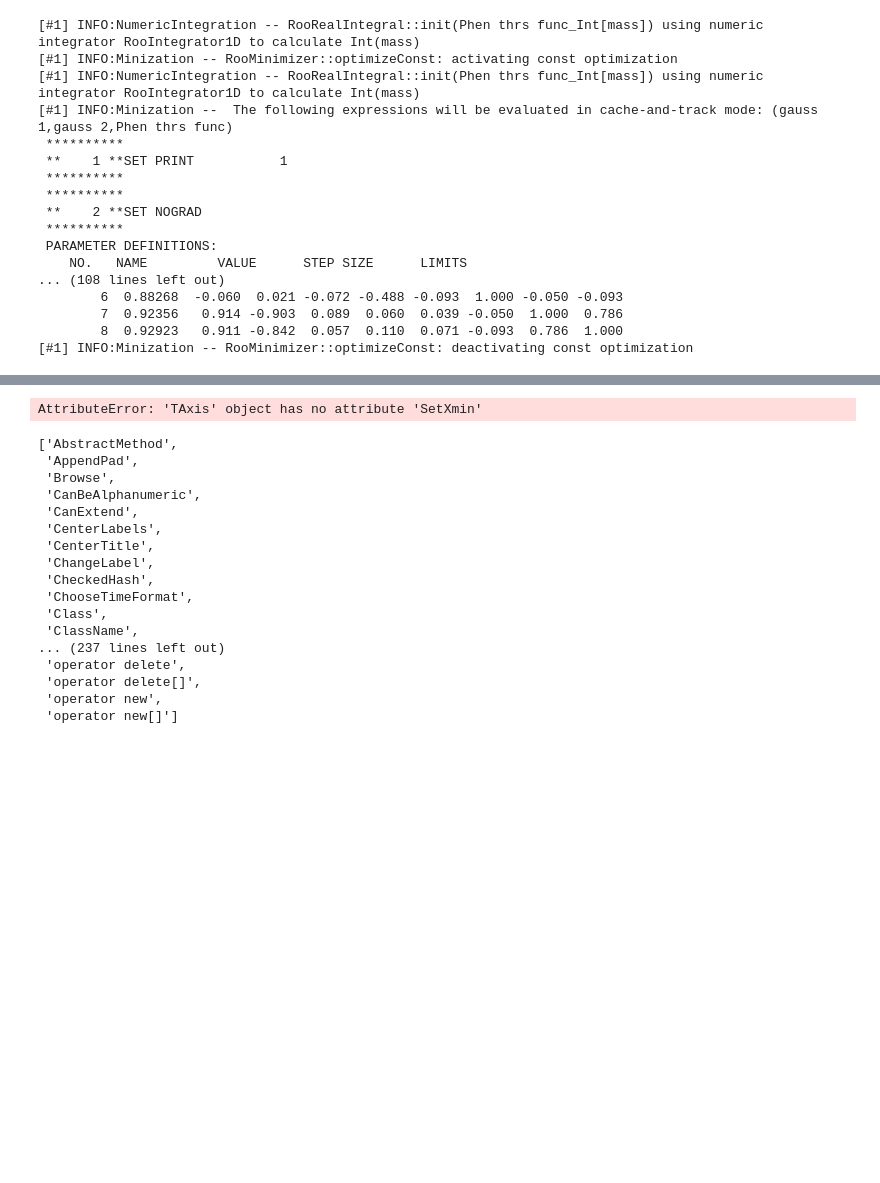
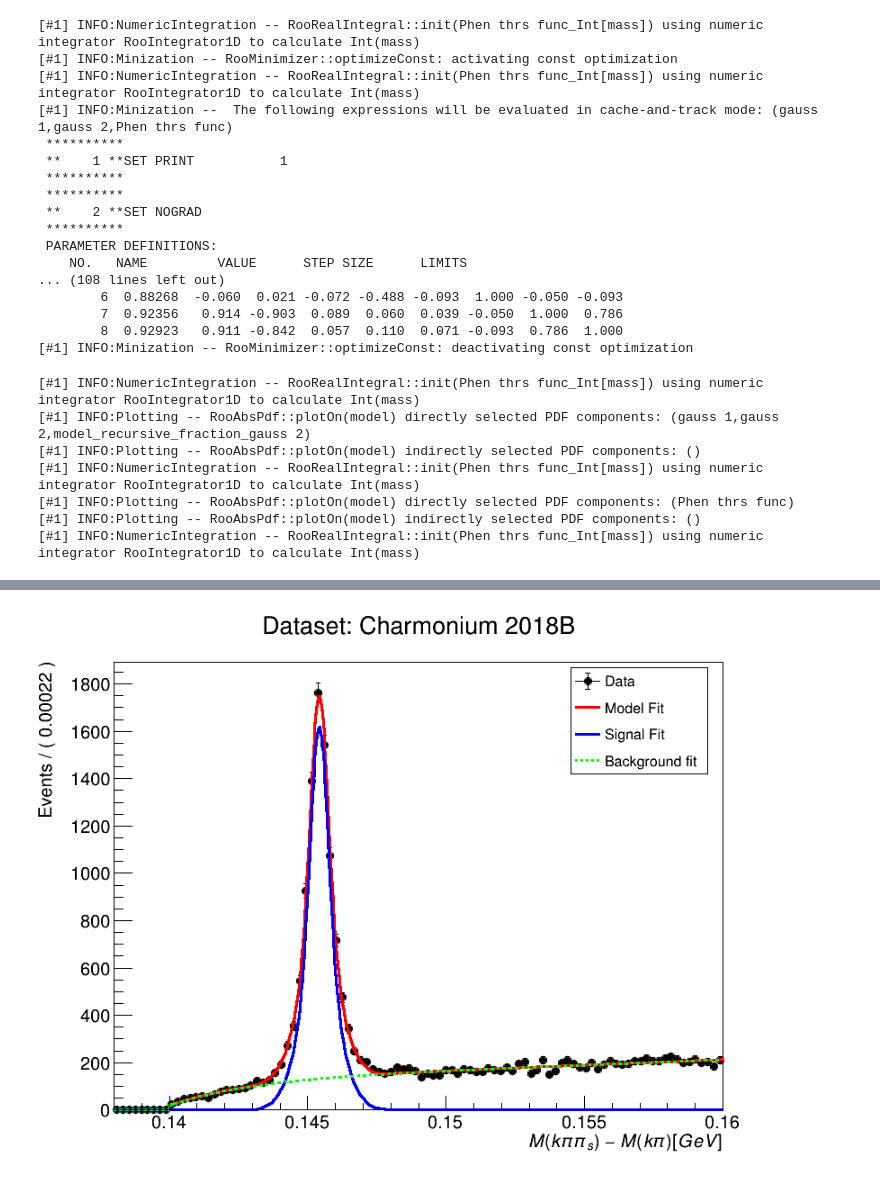
Before and after one commit to Mapse/OniaOpenCharmRun2ULAna, a Jupyter notebook: fit/dstar_fit.ipynb, the cells around one changed output, grey strips where cells are left out. Drawn from its saved outputs; the diff is of its cells as text; code cells hidden in the pictures; blank space fills up the shorter version.

```diff
--- a/fit/dstar_fit.ipynb
+++ b/fit/dstar_fit.ipynb
@@ -82,8 +82,9 @@ can = ROOT.TCanvas("can", "histograms", 850, 650)
 
 # Frame creation
 frame = mass.frame(ROOT.RooFit.Title("Dataset: Charmonium 2018B"))
-#frame = mass.frame(0.13, 0.16, 40)
 frame.GetXaxis().SetTitle("M(k\pi\pi_s) - M(k\pi) [GeV]")
+frame.GetXaxis().SetLimits(0.138, 0.16)
+
 
 # Data
 data.plotOn(frame, ROOT.RooFit.Name("Data"), ROOT.RooFit.DataError(ROOT.RooAbsData.SumW2))
@@ -111,3 +112,11 @@ leg.Draw("same")
 can.Draw()
 
 can.SaveAs("Dstar_fit.png")
+# %% [output]
+[#1] INFO:NumericIntegration -- RooRealIntegral::init(Phen thrs func_Int[mass]) using numeric integrator RooIntegrator1D to calculate Int(mass)
+[#1] INFO:Plotting -- RooAbsPdf::plotOn(model) directly selected PDF components: (gauss 1,gauss 2,model_recursive_fraction_gauss 2)
+[#1] INFO:Plotting -- RooAbsPdf::plotOn(model) indirectly selected PDF components: ()
+[#1] INFO:NumericIntegration -- RooRealIntegral::init(Phen thrs func_Int[mass]) using numeric integrator RooIntegrator1D to calculate Int(mass)
+[#1] INFO:Plotting -- RooAbsPdf::plotOn(model) directly selected PDF components: (Phen thrs func)
+[#1] INFO:Plotting -- RooAbsPdf::plotOn(model) indirectly selected PDF components: ()
+[#1] INFO:NumericIntegration -- RooRealIntegral::init(Phen thrs func_Int[mass]) using numeric integrator RooIntegrator1D to calculate Int(mass)
@@ -114,28 +125,4 @@ can.SaveAs("Dstar_fit.png")
+[figure, added]
-# %%
-frame.GetXai().SetLimits
-frame.GetXaxis().GetXmin()
-# %% [output]
-AttributeError: 'TAxis' object has no attribute 'SetXmin'
-# %%
-dir(frame.GetXaxis())
-# %% [output]
-['AbstractMethod',
- 'AppendPad',
- 'Browse',
- 'CanBeAlphanumeric',
- 'CanExtend',
- 'CenterLabels',
- 'CenterTitle',
- 'ChangeLabel',
- 'CheckedHash',
- 'ChooseTimeFormat',
- 'Class',
- 'ClassName',
-... (237 lines left out)
- 'operator delete',
- 'operator delete[]',
- 'operator new',
- 'operator new[]']
 # %%
 # Log plot
 ROOT.gPad.SetLogy()
```
Also changed, not shown: parts of 2 cells of this notebook, 1 other file.
